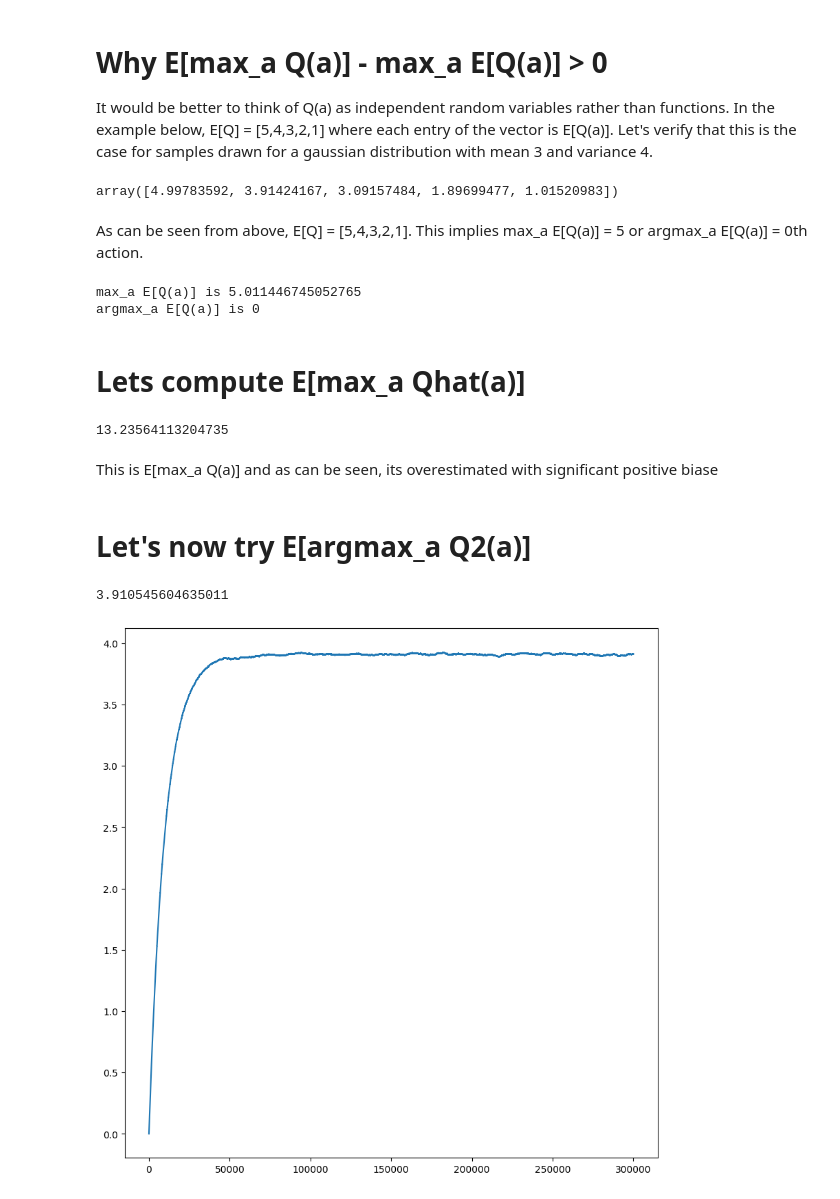
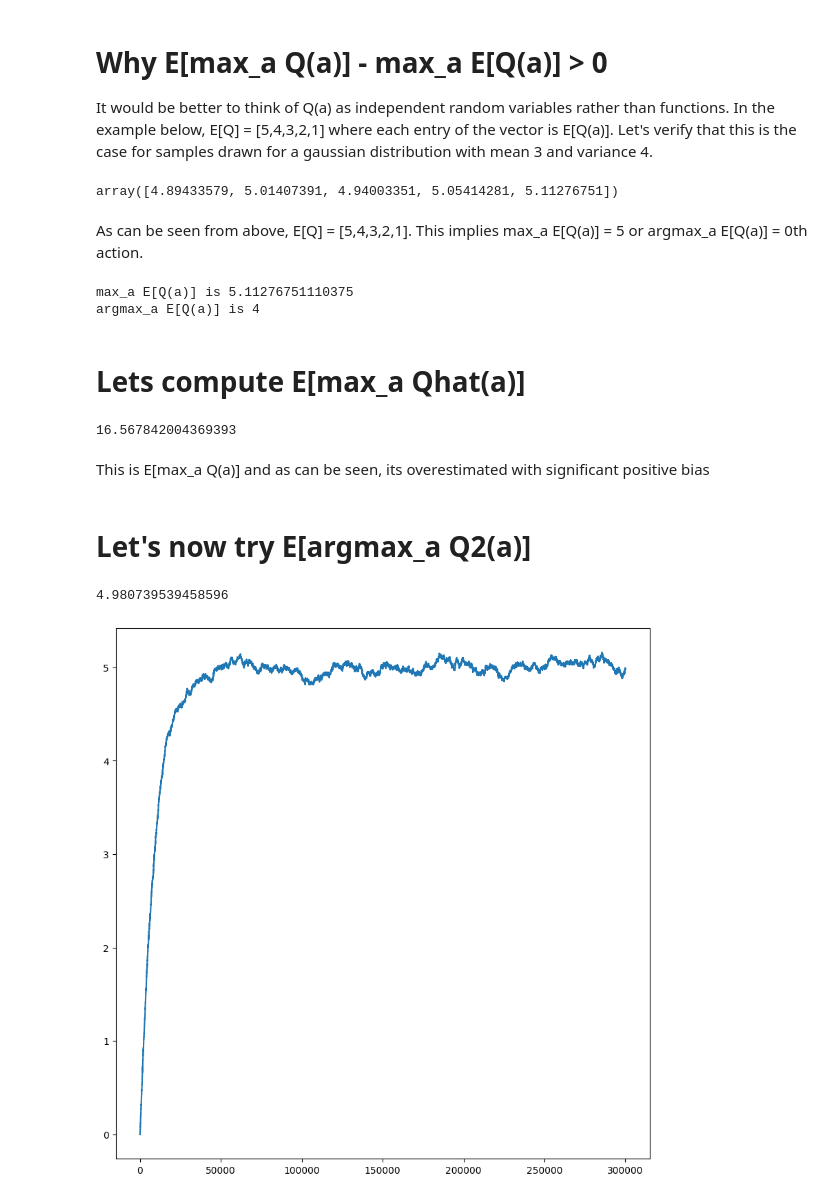
Before and after one commit to gmuthu7/Gridworld, a Jupyter notebook: maximization_bias.ipynb, the cells around one changed output. Cells and saved outputs as stored; diff of their text form; code cells hidden in the pictures.

Commit message:
Switched mean of Gaussian to be same for all actions as written in paper

```diff
--- a/maximization_bias.ipynb
+++ b/maximization_bias.ipynb
@@ -9,50 +4,55 @@ import gymnasium as gym
+# %%
+NUM_ACTIONS = 5
+NUM_SAMPLES = 10000
+# %%
+def sample() -> np.ndarray:
+    return np.random.randn(NUM_ACTIONS)*[10,10,10,10,10] + [5,5,5,5,5]
 # %% [markdown]
 <h1> Why E[max_a Q(a)] - max_a E[Q(a)] > 0 </h1>
 
 It would be better to think of Q(a) as independent random variables rather than functions. In the example below, E[Q] = [5,4,3,2,1] where each entry of the vector is E[Q(a)]. Let's verify that this is the case for samples drawn for a gaussian distribution with mean 3 and variance 4.
 # %%
-Q = np.zeros((5,))
+Q = sample()
 for i in range(10000):
-    Q = Q + np.random.randn(5)*[1,10,10,10,10] + [5,4,3,2,1]
+    Q = Q + sample()
 Q_sum = Q/10000.
 Q_sum
 # %% [output]
-array([4.99783592, 3.91424167, 3.09157484, 1.89699477, 1.01520983])
+array([4.89433579, 5.01407391, 4.94003351, 5.05414281, 5.11276751])
 # %% [markdown]
 As can be seen from above, E[Q] = [5,4,3,2,1]. This implies max_a E[Q(a)] = 5 or argmax_a E[Q(a)] = 0th action.
 # %%
 print("max_a E[Q(a)] is",np.max(Q_sum))
 print("argmax_a E[Q(a)] is",np.argmax(Q_sum))
 # %% [output]
-max_a E[Q(a)] is 5.011446745052765
-argmax_a E[Q(a)] is 0
+max_a E[Q(a)] is 5.11276751110375
+argmax_a E[Q(a)] is 4
 # %% [markdown]
 <h1> Lets compute E[max_a Qhat(a)] </h1>
 # %%
 Qhat_sum = 0.
 for i in range(10000):
-    Qhat = np.max(np.random.randn(5)*[1,10,10,10,10] + [5,4,3,2,1])
+    Qhat = np.max(sample())
     Qhat_sum+= Qhat
 Qhat_sum/10000.
 # %% [output]
-13.23564113204735
+16.567842004369393
 # %% [markdown]
-This is E[max_a Q(a)] and as can be seen, its overestimated with significant positive biase
+This is E[max_a Q(a)] and as can be seen, its overestimated with significant positive bias
 # %% [markdown]
 <h1> Let's now try E[argmax_a Q2(a)]
 # %%
 Qhat_sum = 0.
 Qhat_plot = []
 fig = plt.figure(figsize=(10,10))
-
 for i in range(300000):
-    Qhat1 = np.random.randn(5)*[1,1,1,1,1] + [4.1,4,3,2,1]
-    Qhat2 = np.random.randn(5)*[1,1,1,1,1] + [4.1,4,3,2,1]
+    Qhat1 = sample()
+    Qhat2 = sample()
     argmax = np.argmax(Qhat1)
     Qhat_sum= Qhat_sum +  0.0001*(Qhat2[argmax] - Qhat_sum)
     Qhat_plot.append(Qhat_sum)
 plt.plot(Qhat_plot)
 print(Qhat_sum)
 # %% [output]
-3.910545604635011
+4.980739539458596
-[figure, old version]
+[figure, new version]
```
Also changed, not shown: parts of 1 cell of this notebook.
